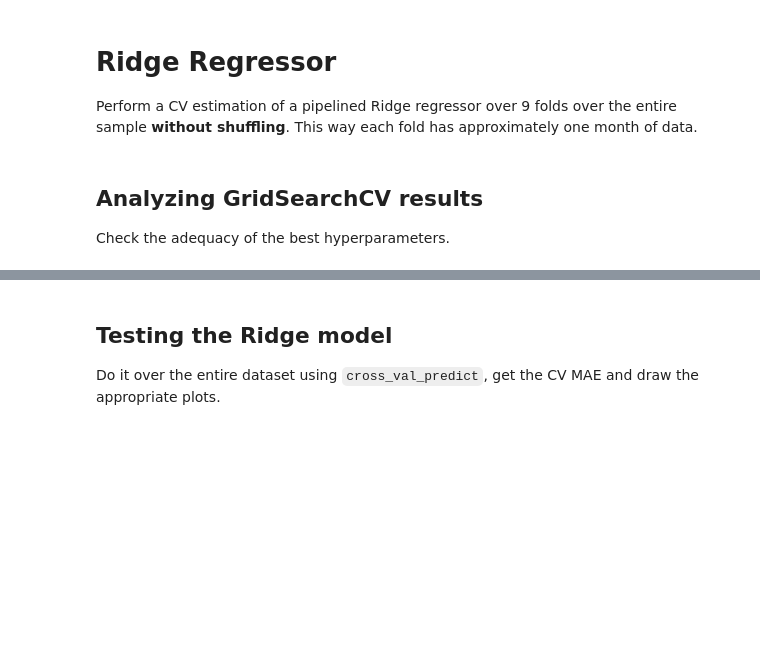
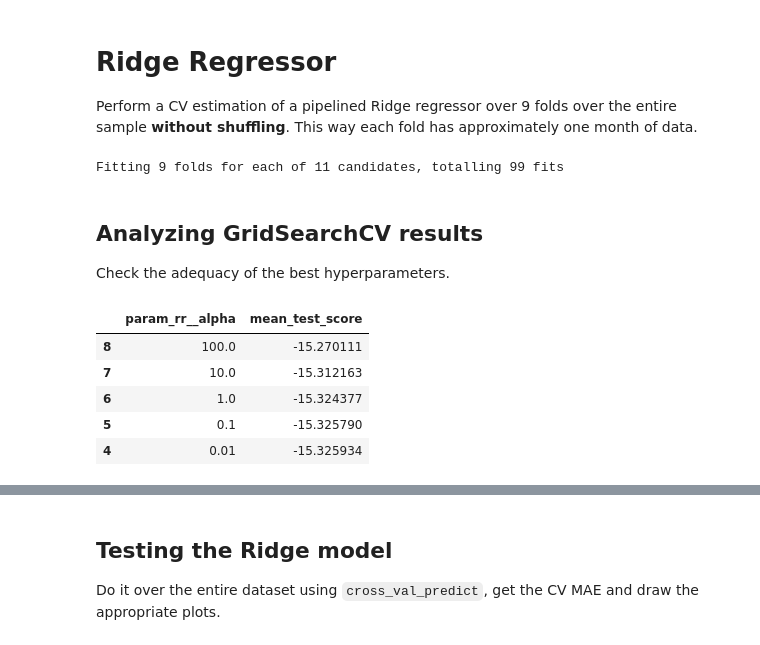
Before and after one commit to Javimh18/AnalisisFund, a Jupyter notebook: P3/practica3_javi.ipynb, the cells around one changed output, grey strips where cells are left out. Drawn from its saved outputs; the diff is of its cells as text; code cells hidden in the pictures; blank space fills up the shorter version.

```diff
--- a/P3/practica3_javi.ipynb
+++ b/P3/practica3_javi.ipynb
@@ -208,4 +216,37 @@ Perform a CV estimation of a pipelined Ridge regressor over 9 folds over the ent
+# %%
+rr = Ridge()
+rr_pipe = Pipeline(steps=[('std_sc', StandardScaler()),
+                          ('rr', rr)])
+
+n_folds = 9
+kf = KFold(n_folds, shuffle=False)
+
+# define param_grid
+l_alpha = [10.**k for k in range(-6, 5)]
+param_grid = {'rr__alpha': l_alpha}
+
+cv_estimator= GridSearchCV(rr_pipe,
+                           param_grid=param_grid,
+                           cv=kf,
+                           scoring='neg_mean_absolute_error',
+                           n_jobs=-1,
+                           verbose=1)
+
+_ = cv_estimator.fit(x, y)
+# %% [output]
+Fitting 9 folds for each of 11 candidates, totalling 99 fits
 # %% [markdown]
 ## Analyzing GridSearchCV results
 
 Check the adequacy of the best hyperparameters.
+# %%
+df_cv_estimator = pd.DataFrame.from_dict(cv_estimator.cv_results_)
+
+display(df_cv_estimator[["param_rr__alpha", "mean_test_score"]].sort_values(by="mean_test_score", ascending=False).head())
+# %% [output]
+|  | param_rr__alpha | mean_test_score |
+| 8 | 100.0 | -15.270111 |
+| 7 | 10.0 | -15.312163 |
+| 6 | 1.0 | -15.324377 |
+| 5 | 0.1 | -15.325790 |
+| 4 | 0.01 | -15.325934 |
```
Also changed, not shown: parts of 9 cells of this notebook.
